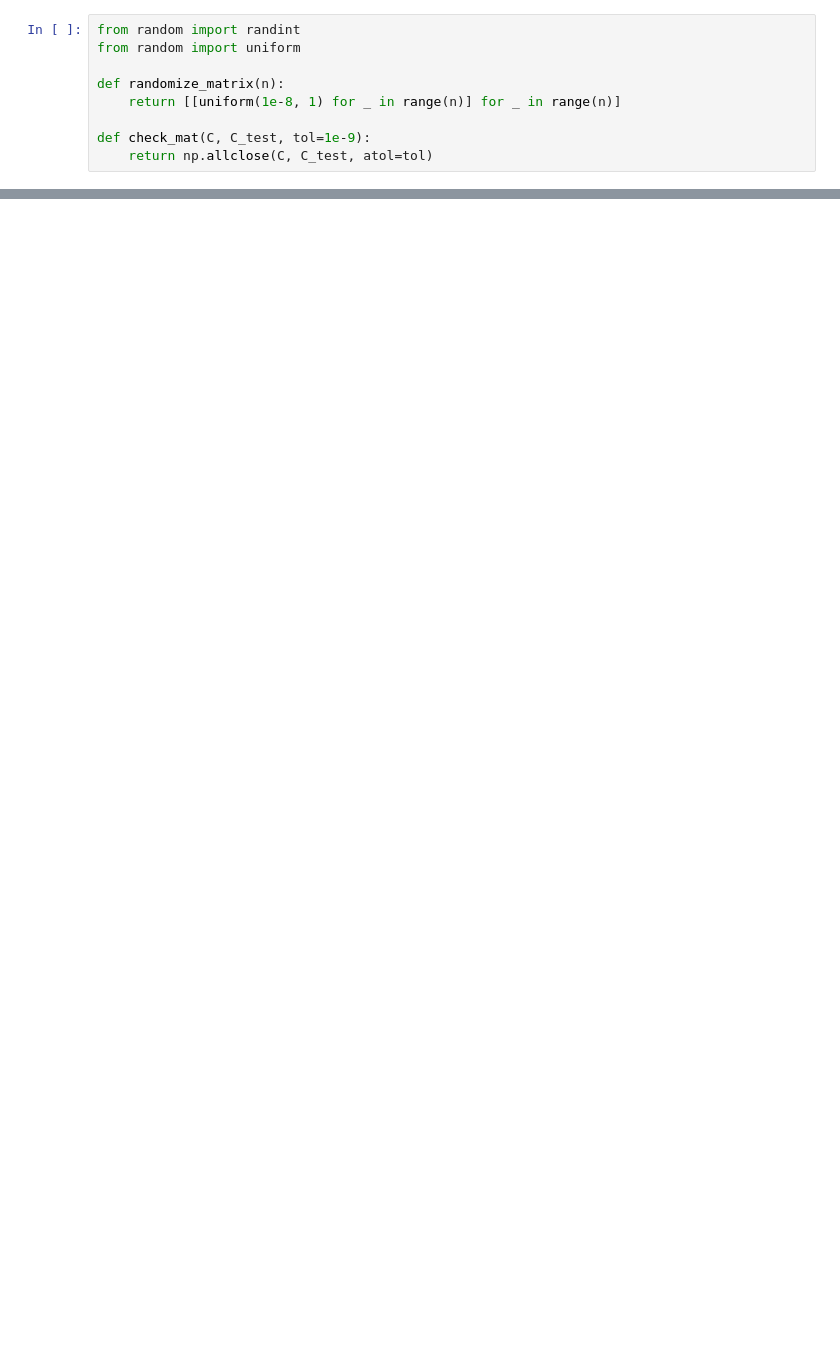
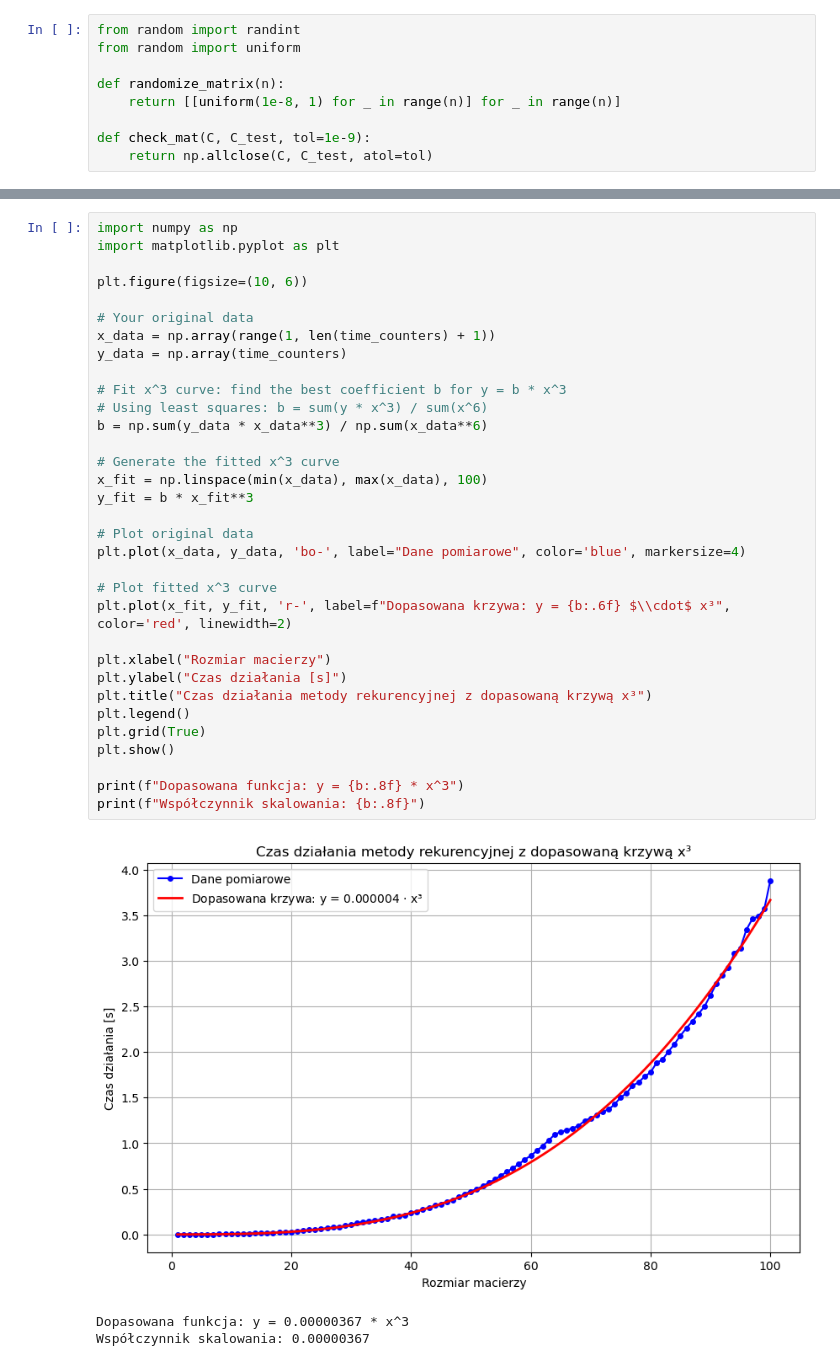
Before and after one commit to KubikZ/matrix-algorithms, a Jupyter notebook: lab1/binet.ipynb, the cells around one changed output, grey strips where cells are left out. Cells and saved outputs as stored; diff of their text form; blank space fills up the shorter version.

```diff
--- a/lab1/binet.ipynb
+++ b/lab1/binet.ipynb
@@ -238,0 +288,37 @@ plt.show()
+# %%
+import numpy as np
+import matplotlib.pyplot as plt
+
+plt.figure(figsize=(10, 6))
+
+# Your original data
+x_data = np.array(range(1, len(time_counters) + 1))
+y_data = np.array(time_counters)
+
+# Fit x^3 curve: find the best coefficient b for y = b * x^3
+# Using least squares: b = sum(y * x^3) / sum(x^6)
+b = np.sum(y_data * x_data**3) / np.sum(x_data**6)
+
+# Generate the fitted x^3 curve
+x_fit = np.linspace(min(x_data), max(x_data), 100)
+y_fit = b * x_fit**3
+
+# Plot original data
+plt.plot(x_data, y_data, 'bo-', label="Dane pomiarowe", color='blue', markersize=4)
+
+# Plot fitted x^3 curve
+plt.plot(x_fit, y_fit, 'r-', label=f"Dopasowana krzywa: y = {b:.6f} $\\cdot$ x³", color='red', linewidth=2)
+
+plt.xlabel("Rozmiar macierzy")
+plt.ylabel("Czas działania [s]")
+plt.title("Czas działania metody rekurencyjnej z dopasowaną krzywą x³")
+plt.legend()
+plt.grid(True)
+plt.show()
+
+print(f"Dopasowana funkcja: y = {b:.8f} * x^3")
+print(f"Współczynnik skalowania: {b:.8f}")
+# %% [output]
+[figure, added]
+Dopasowana funkcja: y = 0.00000367 * x^3
+Współczynnik skalowania: 0.00000367
```
Also changed, not shown: parts of 28 cells of this notebook.
